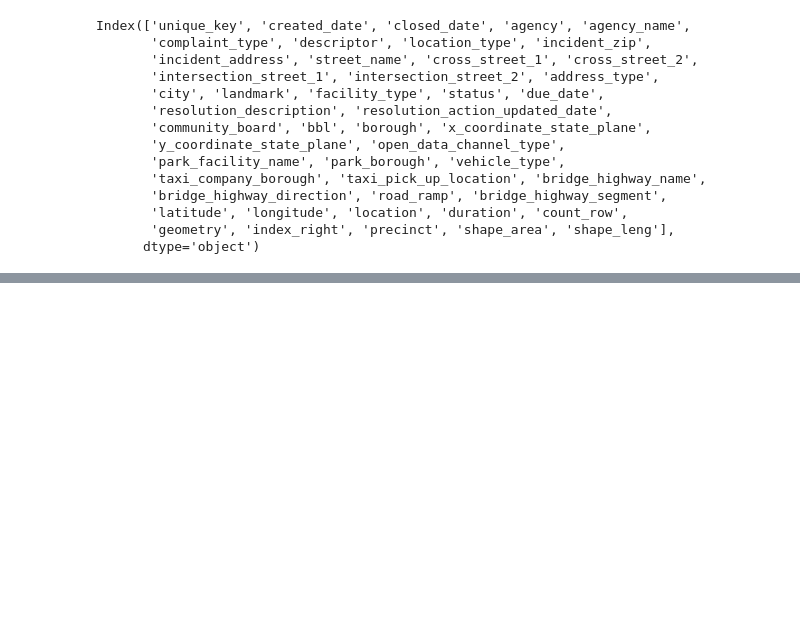
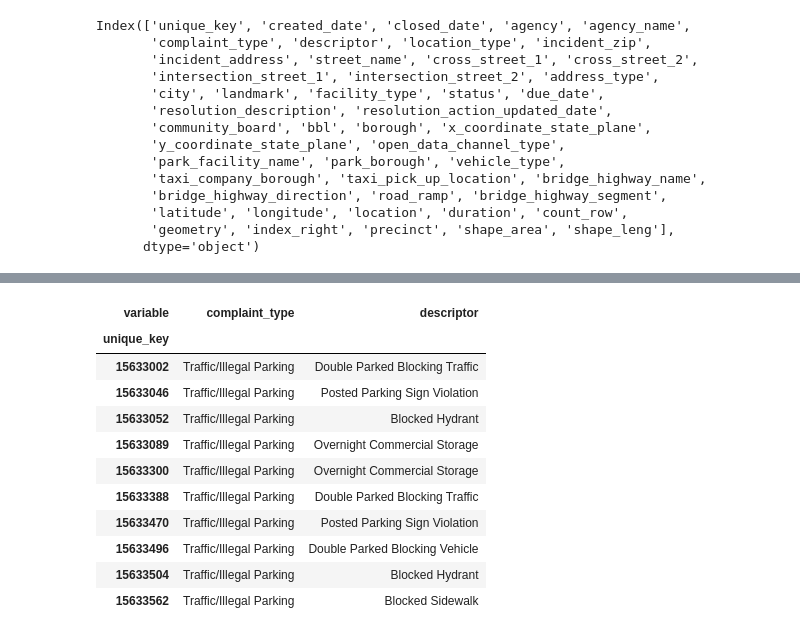
Before and after one commit to ssigman1/group4-nypd, a Jupyter notebook: Notebooks/group4_SavannahSigman.ipynb, the cells around one changed output, grey strips where cells are left out. Saved outputs shown, nothing was run; the diff lists cells and outputs as text; code cells hidden in the pictures; blank space fills up the shorter version.

```diff
--- a/Notebooks/group4_SavannahSigman.ipynb
+++ b/Notebooks/group4_SavannahSigman.ipynb
@@ -396,0 +399,2 @@ inner_year.head(20)
+# %%
+des_com_melt = pd.melt(dm_geo_p, id_vars=['unique_key'], value_vars=['complaint_type', 'descriptor'])
@@ -396,0 +420,17 @@ inner_year.head(20)
+# %%
+des_com_pivot = des_com_melt.pivot(index='unique_key', columns='variable', values='value')
+# %%
+des_com_pivot.head(10)
+# %% [output]
+| variable | complaint_type | descriptor |
+| unique_key |  |  |
+| 15633002 | Traffic/Illegal Parking | Double Parked Blocking Traffic |
+| 15633046 | Traffic/Illegal Parking | Posted Parking Sign Violation |
+| 15633052 | Traffic/Illegal Parking | Blocked Hydrant |
+| 15633089 | Traffic/Illegal Parking | Overnight Commercial Storage |
+| 15633300 | Traffic/Illegal Parking | Overnight Commercial Storage |
+| 15633388 | Traffic/Illegal Parking | Double Parked Blocking Traffic |
+| 15633470 | Traffic/Illegal Parking | Posted Parking Sign Violation |
+| 15633496 | Traffic/Illegal Parking | Double Parked Blocking Vehicle |
+| 15633504 | Traffic/Illegal Parking | Blocked Hydrant |
+| 15633562 | Traffic/Illegal Parking | Blocked Sidewalk |
```
Also changed, not shown: parts of 21 cells of this notebook.
